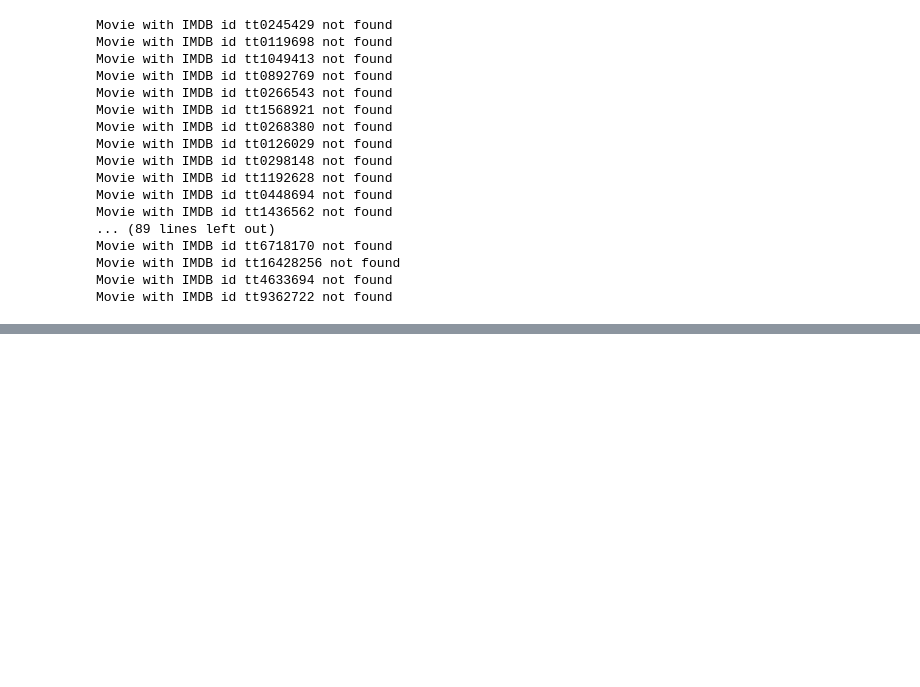
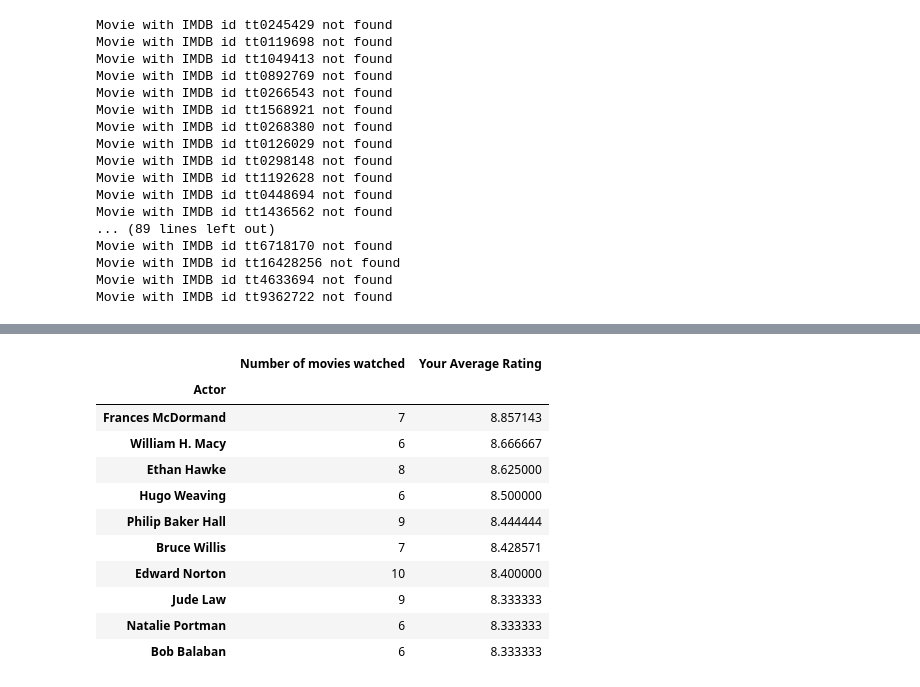
Before and after one commit to Siliam/data_science_artificial_intelligence, a Jupyter notebook: IMDB/IMDB.ipynb, the cells around one changed output, grey strips where cells are left out. Saved outputs shown, nothing was run; the diff lists cells and outputs as text; code cells hidden in the pictures; blank space fills up the shorter version.

```diff
--- a/IMDB/IMDB.ipynb
+++ b/IMDB/IMDB.ipynb
@@ -919,0 +974,16 @@ for movie_url in tqdm(df["URL"]):
+# %%
+credited_actors_scores = pd.DataFrame(credited_actors_df.groupby('Actor').agg({'Actor':'size', 'Rating':'mean'}).rename(columns={'Actor':'Number of movies watched','Rating':'Your Average Rating'})).sort_values(['Your Average Rating'], ascending=False)
+credited_actors_scores[actors_scores["Number of movies watched"] > 4].head(10)
+# %% [output]
+|  | Number of movies watched | Your Average Rating |
+| Actor |  |  |
+| Frances McDormand | 7 | 8.857143 |
+| William H. Macy | 6 | 8.666667 |
+| Ethan Hawke | 8 | 8.625000 |
+| Hugo Weaving | 6 | 8.500000 |
+| Philip Baker Hall | 9 | 8.444444 |
+| Bruce Willis | 7 | 8.428571 |
+| Edward Norton | 10 | 8.400000 |
+| Jude Law | 9 | 8.333333 |
+| Natalie Portman | 6 | 8.333333 |
+| Bob Balaban | 6 | 8.333333 |
```
Also changed, not shown: parts of 13 cells of this notebook.
